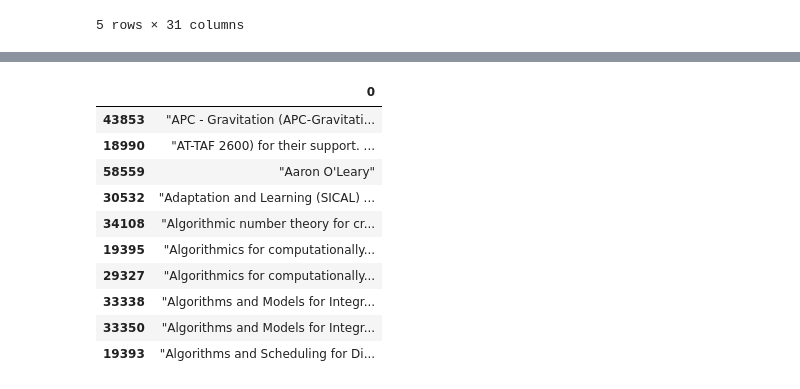
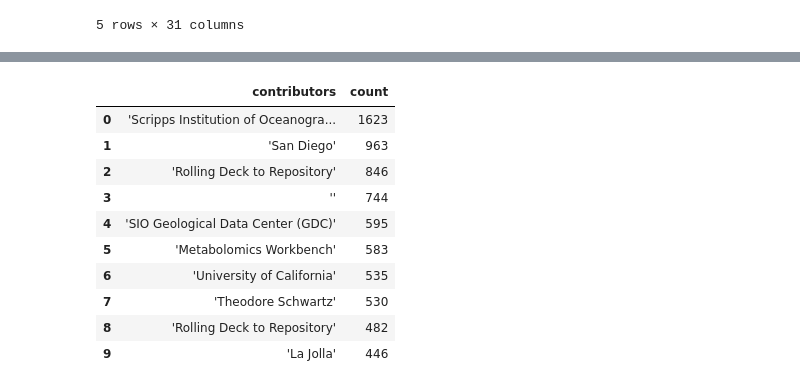
Before and after one commit to hannahbegley/hb, a Jupyter notebook: SHARE-json-conversion.ipynb, the cells around one changed output, grey strips where cells are left out. Drawn from its saved outputs; the diff is of its cells as text; code cells hidden in the pictures.

```diff
--- a/SHARE-json-conversion.ipynb
+++ b/SHARE-json-conversion.ipynb
@@ -170,20 +169,17 @@ df.head()
 # %%
 """write all affiliations into a single list to review-
 leave the quotations on to make it easy to distinguish what individual values in the raw data were"""
-affiliations = []
+affiliations_all = []
 for row in df['affiliations']:
     row = row.strip("[").strip("]").strip()
     row = [str(x) for x in row.split(',')]
     for item in row:
-        if item not in affiliations:
-                affiliations.append(item)
+        affiliations_all.append(item)
 # %%
-"""write all contributors into a single list to review
-leave the quotations on to make it easy to distinguish what individual values in the raw data were"""
-contributors = []
+"""write all contributors into a single list to review"""
+contributors_all = []
 for row in df['contributors']:
     row = row.strip("[").strip("]").strip()
     row = [str(x) for x in row.split(',')]
     for item in row:
-        if item not in contributors:
-                contributors.append(item)
+        contributors_all.append(item)
@@ -196 +186,15 @@ cont.to_csv('contributors_list.csv')
+# %%
+"""write both to their own dataframe, count the number of occurrences, and save to csv file containing the term
+and number of occurrences"""
+affiliations_eval = pd.DataFrame(np.array(affiliations_all))
+affiliations_eval.columns = ['affiliations']
+affiliations_eval = affiliations_eval['affiliations'].value_counts().reset_index()
+affiliations_eval.columns = ['affiliations', 'count']
+affiliations_eval.to_csv('affiliations_list_eval.csv', index=False)
+
+contributor_eval = pd.DataFrame(np.array(contributors_all))
+contributor_eval.columns = ['contributors']
+contributor_eval = contributor_eval['contributors'].value_counts().reset_index()
+contributor_eval.columns = ['contributors', 'count']
+contributor_eval.to_csv('contributors_list_eval.csv', index=False)
 # %%
@@ -224,14 +214,14 @@ affil.sort_values(0).tail(10)
 # %%
-cont.sort_values(0).head(10)
+contributor_eval.head(10)
 # %% [output]
-|  | 0 |
-| 43853 | "APC - Gravitation (APC-Gravitati... |
-| 18990 | "AT-TAF 2600) for their support. ... |
-| 58559 | "Aaron O'Leary" |
-| 30532 | "Adaptation and Learning (SICAL) ... |
-| 34108 | "Algorithmic number theory for cr... |
-| 19395 | "Algorithmics for computationally... |
-| 29327 | "Algorithmics for computationally... |
-| 33338 | "Algorithms and Models for Integr... |
-| 33350 | "Algorithms and Models for Integr... |
-| 19393 | "Algorithms and Scheduling for Di... |
+|  | contributors | count |
+| 0 | 'Scripps Institution of Oceanogra... | 1623 |
+| 1 | 'San Diego' | 963 |
+| 2 | 'Rolling Deck to Repository' | 846 |
+| 3 | '' | 744 |
+| 4 | 'SIO Geological Data Center (GDC)' | 595 |
+| 5 | 'Metabolomics Workbench' | 583 |
+| 6 | 'University of California' | 535 |
+| 7 | 'Theodore Schwartz' | 530 |
+| 8 | 'Rolling Deck to Repository' | 482 |
+| 9 | 'La Jolla' | 446 |
```
Also changed, not shown: parts of 6 cells of this notebook.
